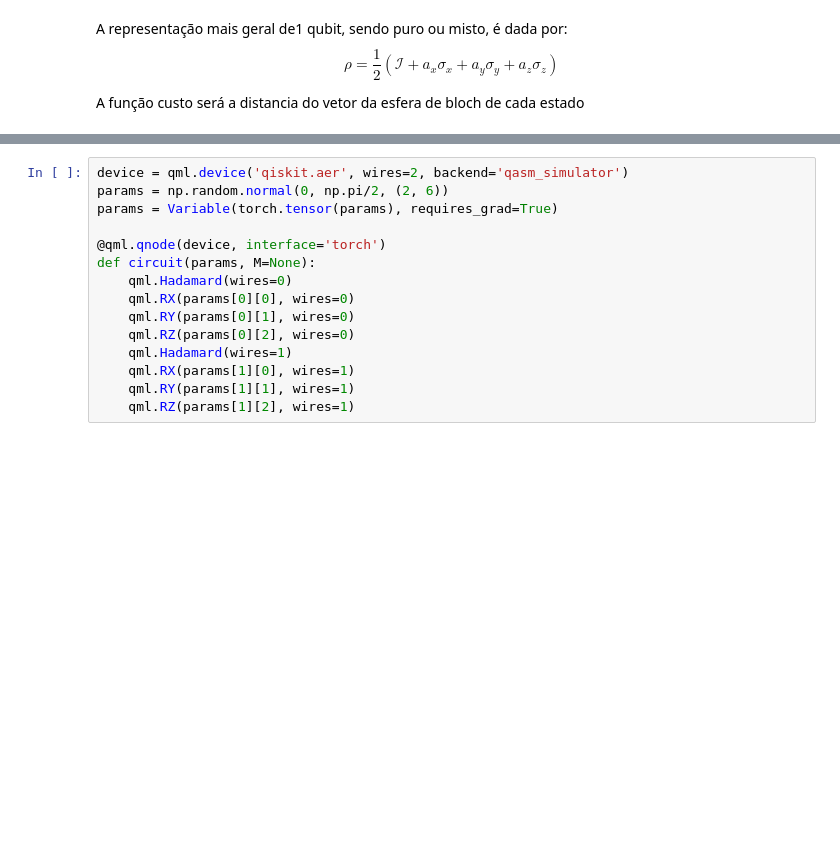
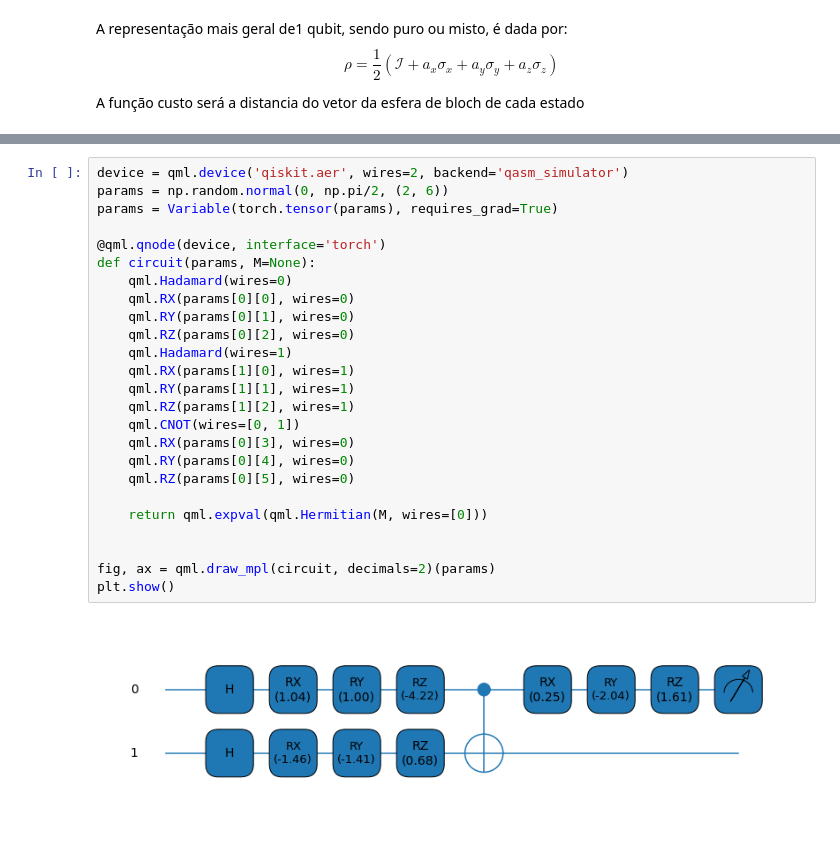
Before and after one commit to SchultzVV/Qiskit, a Jupyter notebook: Conteúdo/prep_estado_misto_1qubit.ipynb, the cells around one changed output, grey strips where cells are left out. Cells and saved outputs as stored; diff of their text form; blank space fills up the shorter version.

```diff
--- a/Conteúdo/prep_estado_misto_1qubit.ipynb
+++ b/Conteúdo/prep_estado_misto_1qubit.ipynb
@@ -48,15 +48,27 @@ target_vector = torch.tensor(target_vector)
 # %%
 device = qml.device('qiskit.aer', wires=2, backend='qasm_simulator')
 params = np.random.normal(0, np.pi/2, (2, 6))
 params = Variable(torch.tensor(params), requires_grad=True)
 
 @qml.qnode(device, interface='torch')
 def circuit(params, M=None):
     qml.Hadamard(wires=0)
     qml.RX(params[0][0], wires=0)
     qml.RY(params[0][1], wires=0)
     qml.RZ(params[0][2], wires=0)
     qml.Hadamard(wires=1)
     qml.RX(params[1][0], wires=1)
     qml.RY(params[1][1], wires=1)
     qml.RZ(params[1][2], wires=1)
+    qml.CNOT(wires=[0, 1])
+    qml.RX(params[0][3], wires=0)
+    qml.RY(params[0][4], wires=0)
+    qml.RZ(params[0][5], wires=0)
+
+    return qml.expval(qml.Hermitian(M, wires=[0]))
+
+
+fig, ax = qml.draw_mpl(circuit, decimals=2)(params)
+plt.show()
+# %% [output]
+[figure, added]
```
Also changed, not shown: parts of 9 cells of this notebook, 1 other file.
